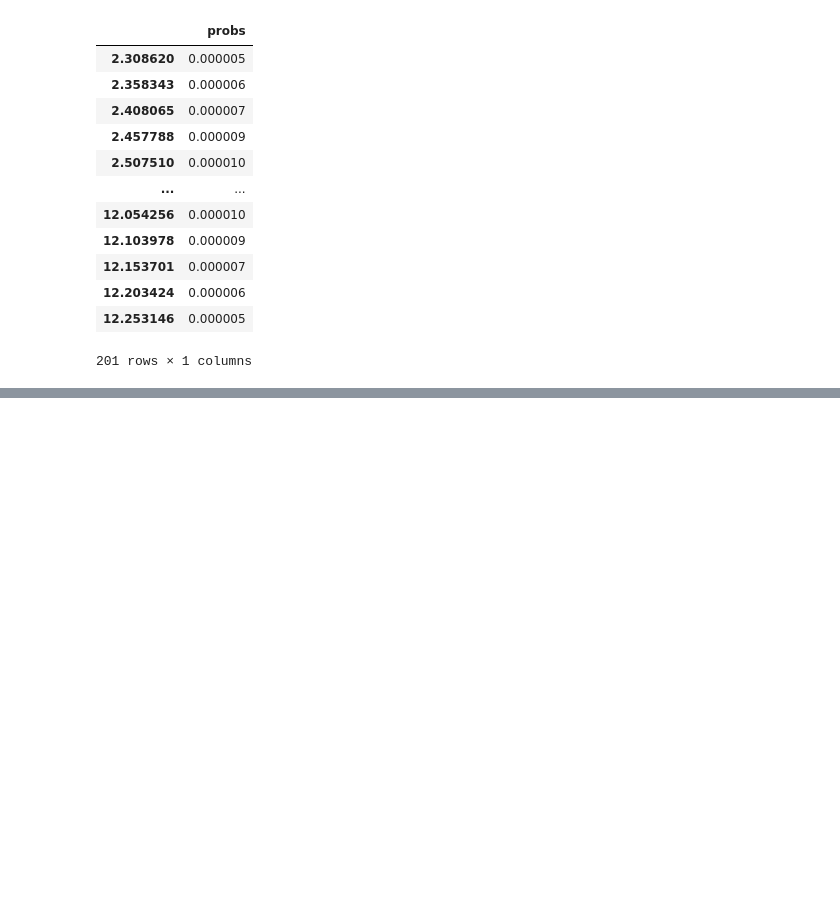
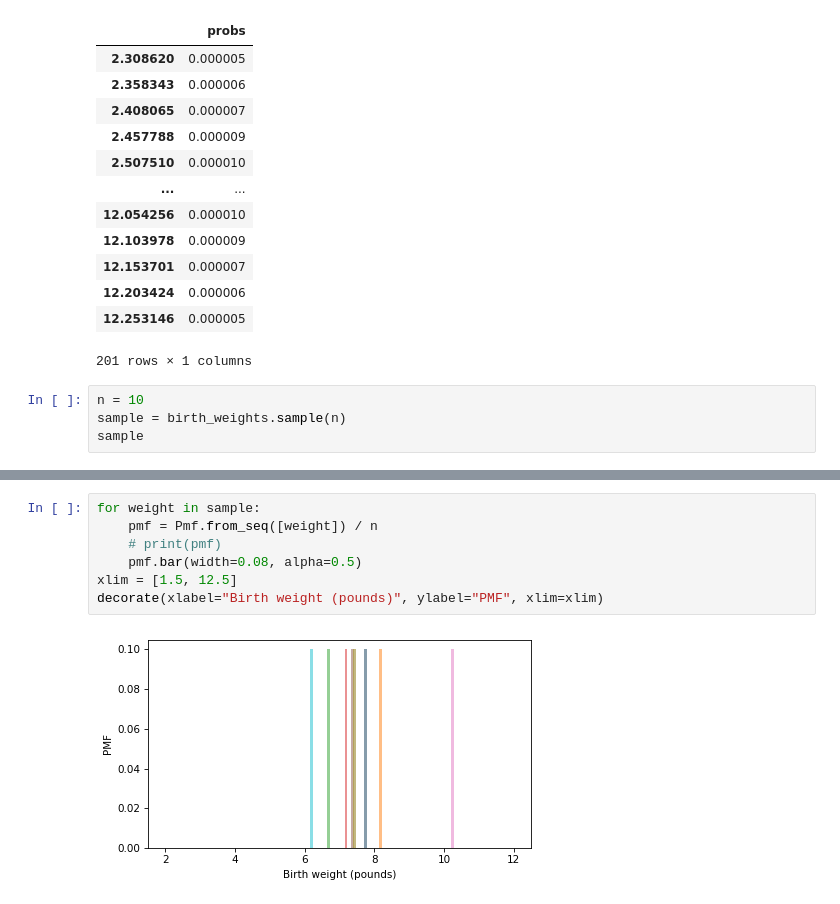
Before and after one commit to lochnes-007/EDA, a Jupyter notebook: nsfg.ipynb, the cells around one changed output, grey strips where cells are left out. Drawn from its saved outputs; the diff is of its cells as text; blank space fills up the shorter version.

```diff
--- a/nsfg.ipynb
+++ b/nsfg.ipynb
@@ -1375,3 +1375,7 @@ pmf_model
 | 12.203424 | 0.000006 |
 | 12.253146 | 0.000005 |
 201 rows × 1 columns
+# %%
+n = 10
+sample = birth_weights.sample(n)
+sample
@@ -1377,0 +1394,9 @@ pmf_model
+# %%
+for weight in sample:
+    pmf = Pmf.from_seq([weight]) / n
+    # print(pmf)
+    pmf.bar(width=0.08, alpha=0.5)
+xlim = [1.5, 12.5]
+decorate(xlabel="Birth weight (pounds)", ylabel="PMF", xlim=xlim)
+# %% [output]
+[figure, added]
```
Also changed, not shown: parts of 7 cells of this notebook.
